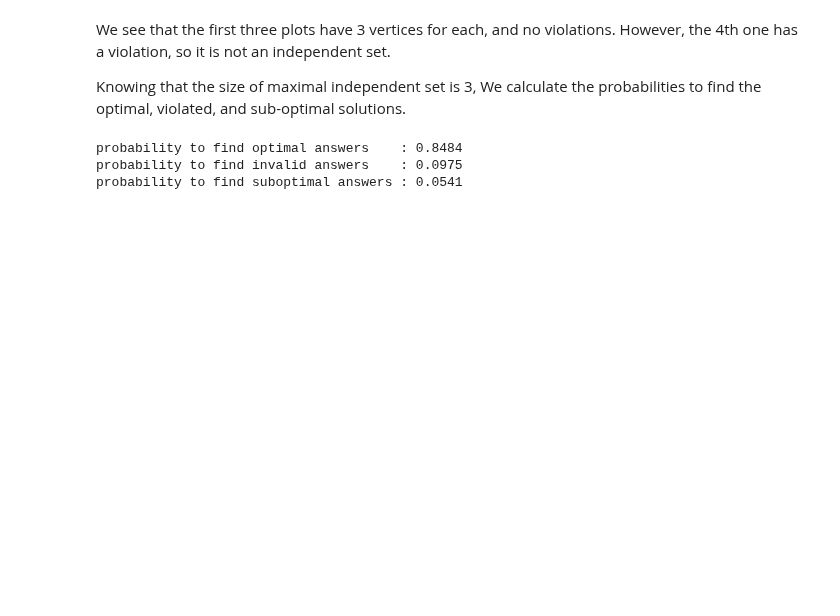
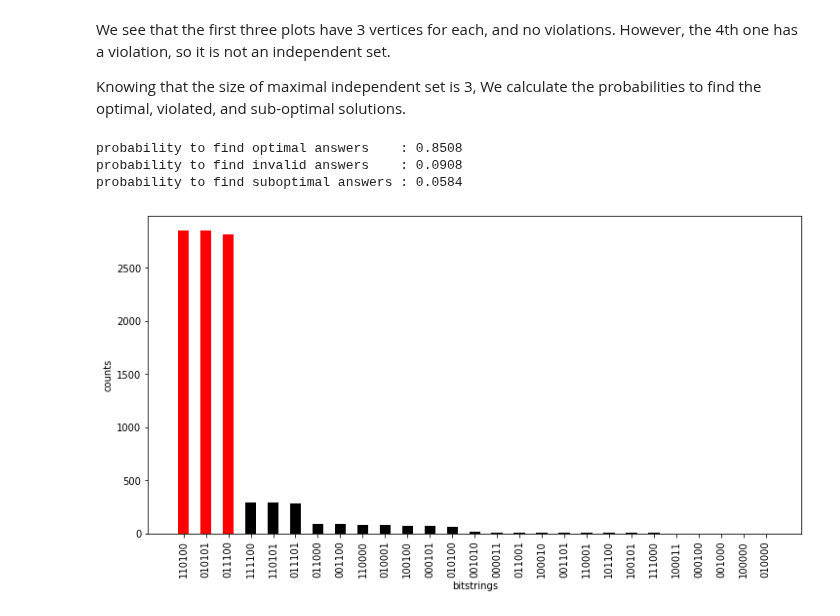
Before and after one commit to CDL-Quantum/CohortProject_2021, a Jupyter notebook: Week2_Rydberg_Atoms/Task2.ipynb, the cells around one changed output. Drawn from its saved outputs; the diff is of its cells as text; code cells hidden in the pictures; blank space fills up the shorter version.

Commit message:
added distributions

```diff
--- a/Week2_Rydberg_Atoms/Task2.ipynb
+++ b/Week2_Rydberg_Atoms/Task2.ipynb
@@ -49,21 +49,32 @@ We calculate the probabilities to find the optimal, violated, and sub-optimal so
 num_violation = 0
 num_suboptimal = 0
 num_optimal = 0
+sanity_list = list()
+plot_list = list()
 for m in max_occ:
     ans = int_to_bin(m, len(ex_graph))
+    ans_str = int_to_bin_str(m, len(ex_graph))
+    plot_list.append((ans_str, occurrence[m]))
     v, n = sanity_check(ex_graph, radius=0.5, answer=ans)
     if v > 0:
         num_violation += occurrence[m]
+        sanity_list.append(False)
     elif n < 3:
         num_suboptimal += occurrence[m]
+        sanity_list.append(False)
     elif n == 3:
         num_optimal += occurrence[m]
+        sanity_list.append(True)
     else:
         raise RuntimeError
 print(f"probability to find optimal answers    : {num_optimal/10000}")
 print(f"probability to find invalid answers    : {num_violation/10000}")
 print(f"probability to find suboptimal answers : {num_suboptimal/10000}")
 # %% [output]
-probability to find optimal answers    : 0.8484
-probability to find invalid answers    : 0.0975
-probability to find suboptimal answers : 0.0541
+probability to find optimal answers    : 0.8508
+probability to find invalid answers    : 0.0908
+probability to find suboptimal answers : 0.0584
+# %%
+draw_distributions(plot_list, sanity_list)
+# %% [output]
+[figure, added]
```
Also changed, not shown: parts of 3 cells of this notebook.
